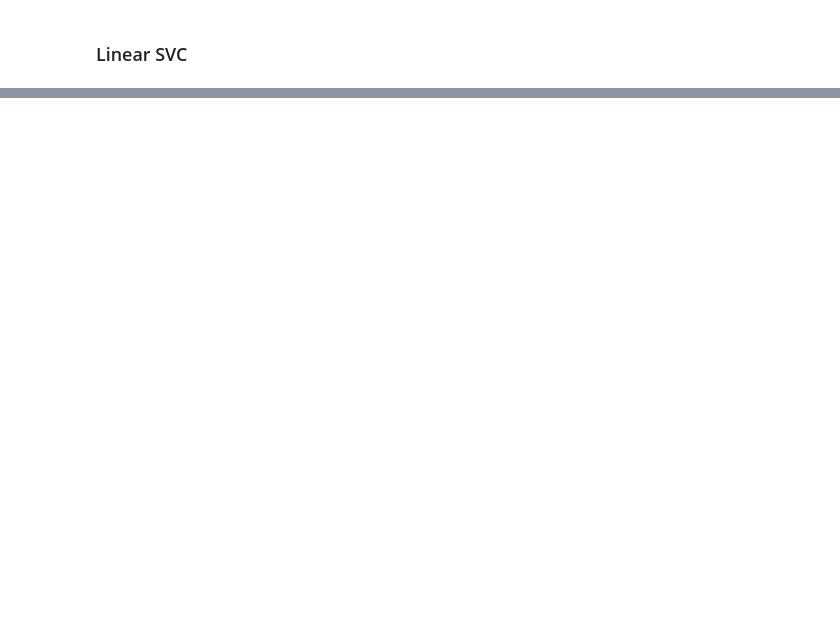
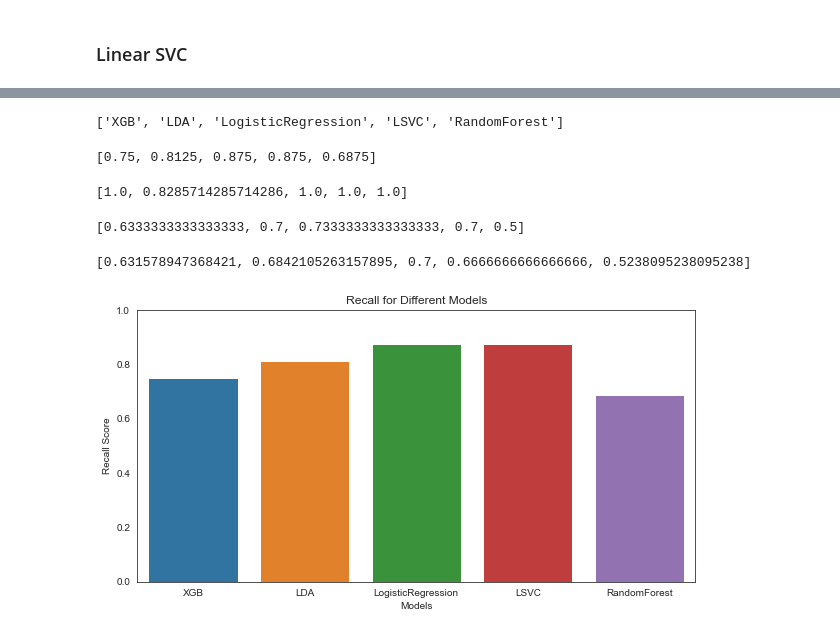
Before and after one commit to gaurasinha/AutisticDisorderProject, a Jupyter notebook: Checkpoint3.ipynb, the cells around one changed output, grey strips where cells are left out. Drawn from its saved outputs; the diff is of its cells as text; code cells hidden in the pictures; blank space fills up the shorter version.

Commit message:
Visualizing metrics

```diff
--- a/Checkpoint3.ipynb
+++ b/Checkpoint3.ipynb
@@ -140,0 +139,6 @@ DecisionTreeClassifier               0.03
+# %%
+models = []
+accuracy_test = []
+accuracy_train = []
+precision = []
+recall = []
@@ -264,11 +316,3 @@ Normalized confusion matrix
  [0.125      0.875     ]]
 [figure]
 [figure]
-# %%
-X_train, X_test, y_train, y_test = train_test_split(X, y, test_size=0.30, random_state=10)
-
-y_pred = lr.predict(X_test)
-y_pred = pd.DataFrame(y_pred)
-print("Accuracy for Logistic Regression: ",accuracy_score(y_test,y_pred))
-print("Precision for Logistic Regression: ",precision_score(y_test,y_pred))
-print("Recall for Logistic Regression: ",recall_score(y_test,y_pred))
@@ -285,6 +325,21 @@ lsvc = LinearSVC(verbose=0)
 lsvc.fit(X_train, y_train)
 y_pred = lsvc.predict(X_test)
 y_pred = pd.DataFrame(y_pred)
+y_train_pred = lsvc.predict(X_train)
+y_train_pred = pd.DataFrame(y_train_pred)
+
+models.append('LSVC')
+a_train = accuracy_score(y_train,y_train_pred)
+a_test = accuracy_score(y_test,y_pred)
+p = precision_score(y_test,y_pred)
+r = recall_score(y_test,y_pred)
+
+accuracy_test.append(a_test)
+accuracy_train.append(a_train)
+precision.append(p)
+recall.append(r)
+
+print("Train Accuracy for LinearSVC: ",a_train)
 print("Accuracy for LinearSVC: ",accuracy_score(y_test,y_pred))
 print("Precision for LinearSVC: ",precision_score(y_test,y_pred))
 print("Recall for LinearSVC: ",recall_score(y_test,y_pred))
@@ -376,0 +448,32 @@ Normalized confusion matrix
+# %%
+print(models)
+# %% [output]
+['XGB', 'LDA', 'LogisticRegression', 'LSVC', 'RandomForest']
+# %%
+print(recall)
+# %% [output]
+[0.75, 0.8125, 0.875, 0.875, 0.6875]
+# %%
+print(accuracy_train)
+# %% [output]
+[1.0, 0.8285714285714286, 1.0, 1.0, 1.0]
+# %%
+print(accuracy_test)
+# %% [output]
+[0.6333333333333333, 0.7, 0.7333333333333333, 0.7, 0.5]
+# %%
+print(precision)
+# %% [output]
+[0.631578947368421, 0.6842105263157895, 0.7, 0.6666666666666666, 0.5238095238095238]
+# %%
+sns.axes_style('white')
+sns.set_style('white')
+fig = plt.figure(figsize = (10, 5))
+plt.ylim(0,1)
+ax = sns.barplot(models,recall)
+plt.title("Recall for Different Models")
+plt.xlabel("Models")
+plt.ylabel("Recall Score")
+plt.show()
+# %% [output]
+[figure, added]
```
Also changed, not shown: parts of 26 cells of this notebook.
